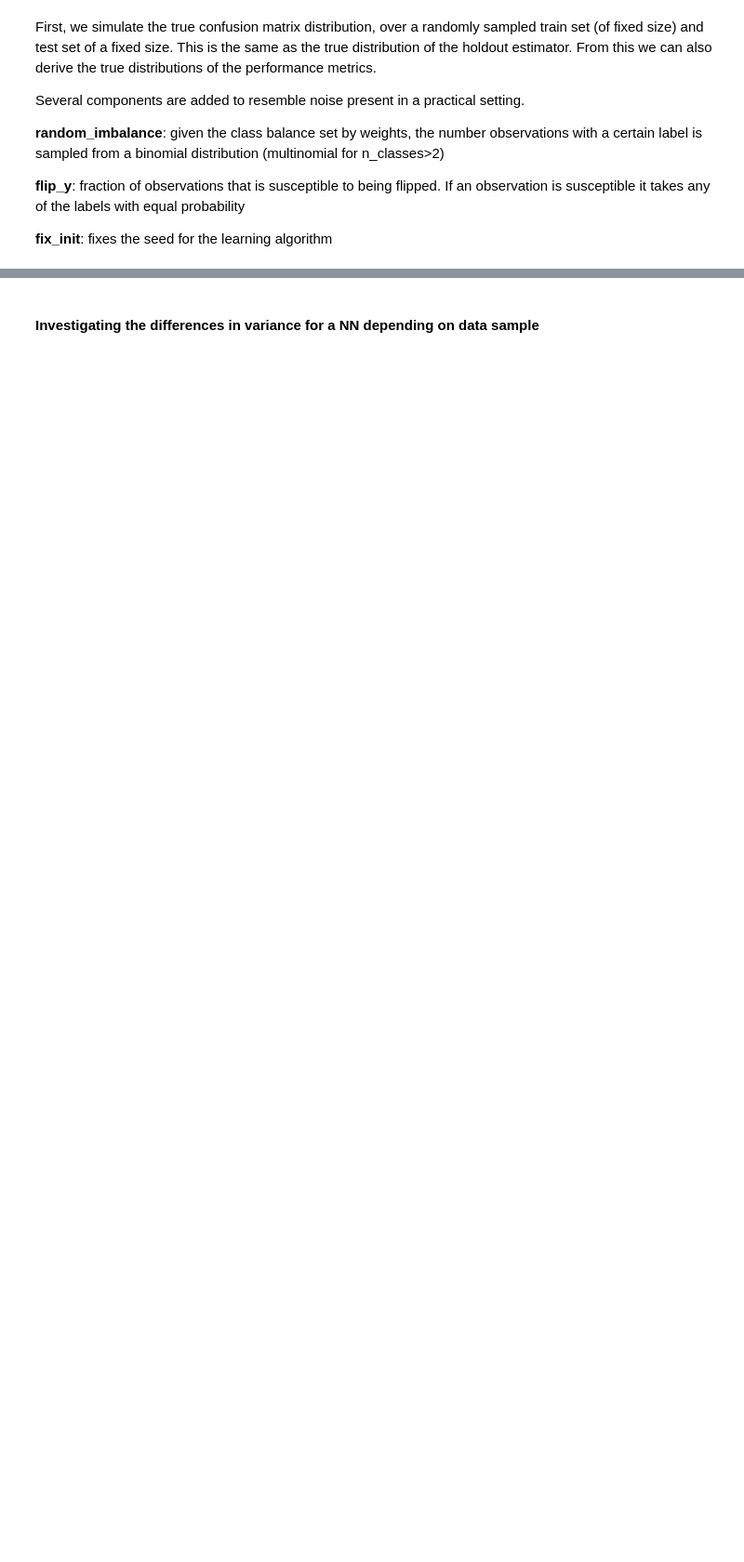
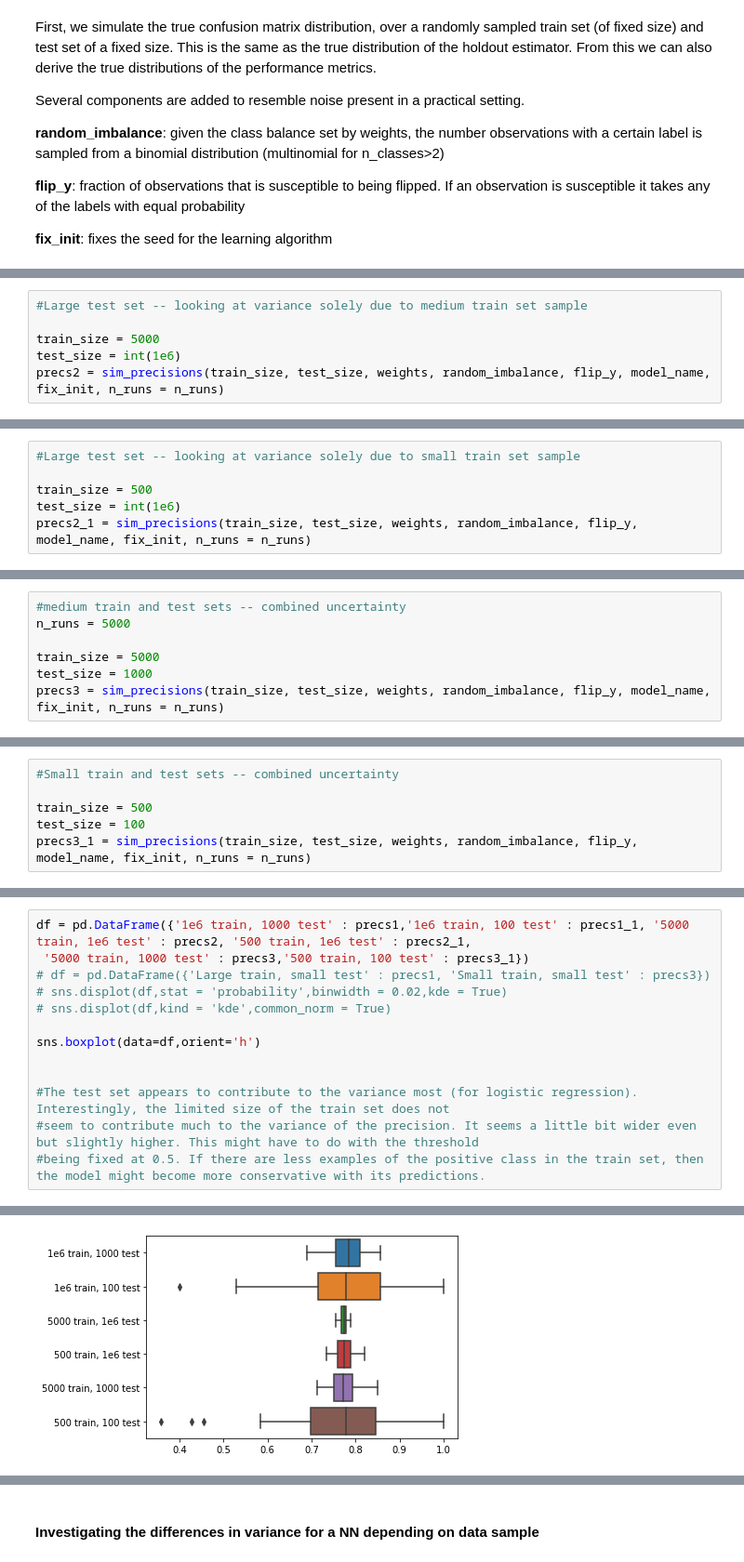
Before and after one commit to RUrlus/ModelMetricUncertaintyResearch, a Jupyter notebook: mmur/generators/CM experiments.ipynb, the cells around one changed output, grey strips where cells are left out. Shown at 93% size. Saved outputs shown, nothing was run; the diff lists cells and outputs as text; blank space fills up the shorter version.

```diff
--- a/mmur/generators/CM experiments.ipynb
+++ b/mmur/generators/CM experiments.ipynb
@@ -247,0 +158,6 @@ sns.displot(precs_GB)
+# %%
+#Large test set -- looking at variance solely due to medium train set sample
+
+train_size = 5000
+test_size = int(1e6)
+precs2 = sim_precisions(train_size, test_size, weights, random_imbalance, flip_y, model_name, fix_init, n_runs = n_runs)
@@ -247,0 +175,6 @@ sns.displot(precs_GB)
+# %%
+#Large test set -- looking at variance solely due to small train set sample
+
+train_size = 500
+test_size = int(1e6)
+precs2_1 = sim_precisions(train_size, test_size, weights, random_imbalance, flip_y, model_name, fix_init, n_runs = n_runs)
@@ -247,0 +185,7 @@ sns.displot(precs_GB)
+# %%
+#medium train and test sets -- combined uncertainty
+n_runs = 5000
+
+train_size = 5000
+test_size = 1000
+precs3 = sim_precisions(train_size, test_size, weights, random_imbalance, flip_y, model_name, fix_init, n_runs = n_runs)
@@ -247,0 +198,6 @@ sns.displot(precs_GB)
+# %%
+#Small train and test sets -- combined uncertainty
+
+train_size = 500
+test_size = 100
+precs3_1 = sim_precisions(train_size, test_size, weights, random_imbalance, flip_y, model_name, fix_init, n_runs = n_runs)
@@ -247,0 +210,14 @@ sns.displot(precs_GB)
+# %%
+df = pd.DataFrame({'1e6 train, 1000 test' : precs1,'1e6 train, 100 test' : precs1_1, '5000 train, 1e6 test' : precs2, '500 train, 1e6 test' : precs2_1,
+ '5000 train, 1000 test' : precs3,'500 train, 100 test' : precs3_1})
+# df = pd.DataFrame({'Large train, small test' : precs1, 'Small train, small test' : precs3})
+# sns.displot(df,stat = 'probability',binwidth = 0.02,kde = True)
+# sns.displot(df,kind = 'kde',common_norm = True)
+
+sns.boxplot(data=df,orient='h')
+
+
+#The test set appears to contribute to the variance most (for logistic regression). Interestingly, the limited size of the train set does not
+#seem to contribute much to the variance of the precision. It seems a little bit wider even but slightly higher. This might have to do with the threshold
+#being fixed at 0.5. If there are less examples of the positive class in the train set, then the model might become more conservative with its predictions.
+# %% [output]
@@ -247,0 +225 @@ sns.displot(precs_GB)
+[figure, added]
```
Also changed, not shown: parts of 68 cells of this notebook, 2 other files.
